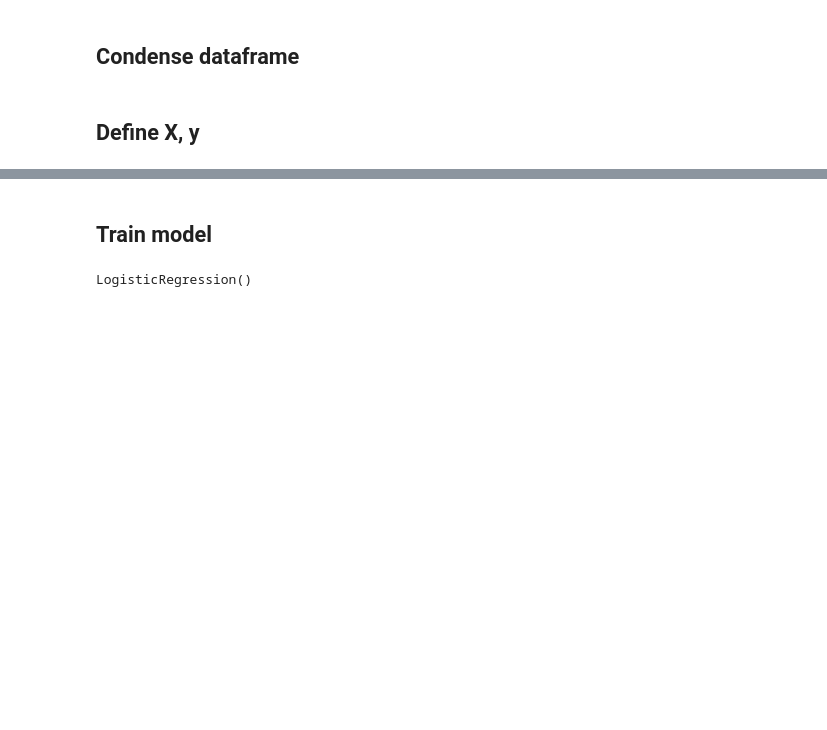
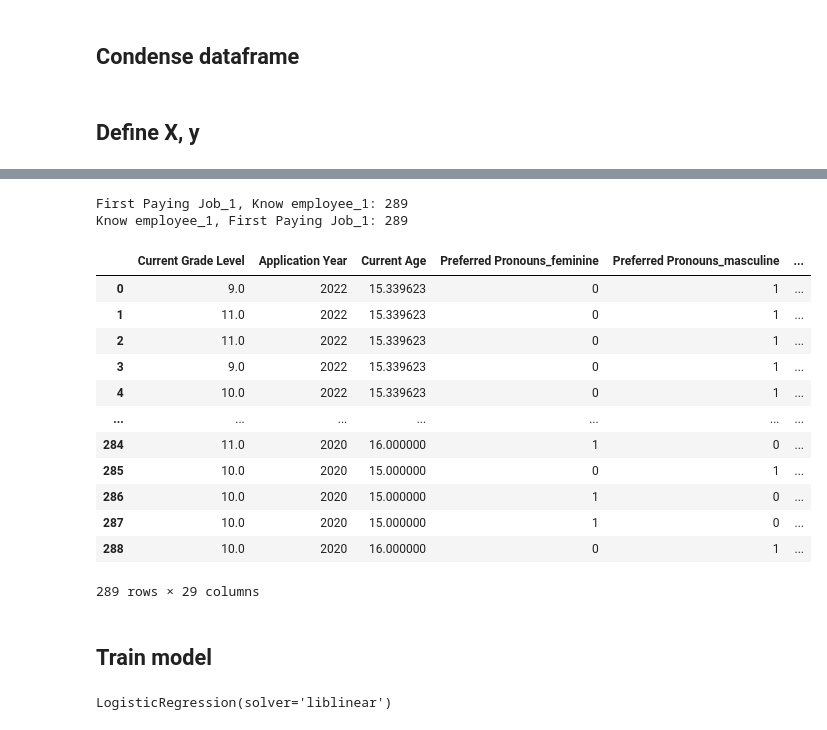
Before and after one commit to Ruthless-Raven/W.I.L.D-ZOO-CAPSTONE-, a Jupyter notebook: code/logistic regression.ipynb, the cells around one changed output, grey strips where cells are left out. Saved outputs shown, nothing was run; the diff lists cells and outputs as text; code cells hidden in the pictures; blank space fills up the shorter version.

```diff
--- a/code/logistic regression.ipynb
+++ b/code/logistic regression.ipynb
@@ -141,2 +138,12 @@ X = data[['Preferred Pronouns_feminine', 'Preferred Pronouns_masculine',
 
 y = data['Rejected']
+# %%
+# Identify perfect multicollinearity
+for i,a in enumerate(X.columns):
+    for j,b in enumerate(X.columns):
+        k = sum(X[X.columns[i]]+X[X.columns[j]])
+        if k == len(X):
+            print(f"{a}, {b}: {k}")
+# %% [output]
+First Paying Job_1, Know employee_1: 289
+Know employee_1, First Paying Job_1: 289
@@ -143,12 +152,28 @@ y = data['Rejected']
+# %%
+X
+# %% [output]
+|  | Current Grade Level | Application Year | Current Age | Preferred Pronouns_feminine | Preferred Pronouns_masculine | ... |
+| 0 | 9.0 | 2022 | 15.339623 | 0 | 1 | ... |
+| 1 | 11.0 | 2022 | 15.339623 | 0 | 1 | ... |
+| 2 | 11.0 | 2022 | 15.339623 | 0 | 1 | ... |
+| 3 | 9.0 | 2022 | 15.339623 | 0 | 1 | ... |
+| 4 | 10.0 | 2022 | 15.339623 | 0 | 1 | ... |
+| ... | ... | ... | ... | ... | ... | ... |
+| 284 | 11.0 | 2020 | 16.000000 | 1 | 0 | ... |
+| 285 | 10.0 | 2020 | 15.000000 | 0 | 1 | ... |
+| 286 | 10.0 | 2020 | 15.000000 | 1 | 0 | ... |
+| 287 | 10.0 | 2020 | 15.000000 | 1 | 0 | ... |
+| 288 | 10.0 | 2020 | 16.000000 | 0 | 1 | ... |
+289 rows × 29 columns
 # %% [markdown]
 ## Train model
 # %%
 X_train, X_test, y_train, y_test = train_test_split(X, y, test_size=0.2, random_state=42)
 # %%
-model = LogisticRegression()
+model = LogisticRegression(solver='liblinear')
 model.fit(X_train, y_train)
 # %% [output]
-LogisticRegression()
+LogisticRegression(solver='liblinear')
 # %%
 model.coef_
 # %% [output]
```
Also changed, not shown: parts of 14 cells of this notebook.
